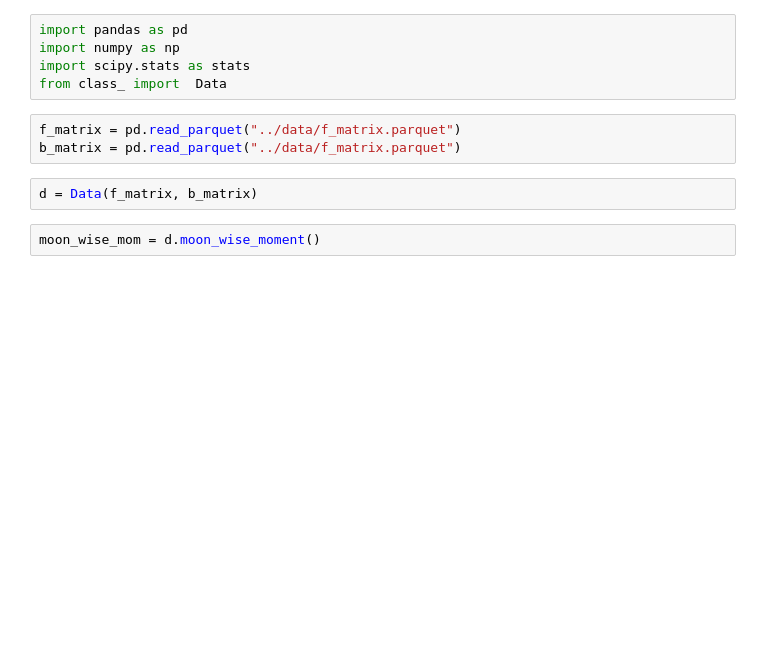
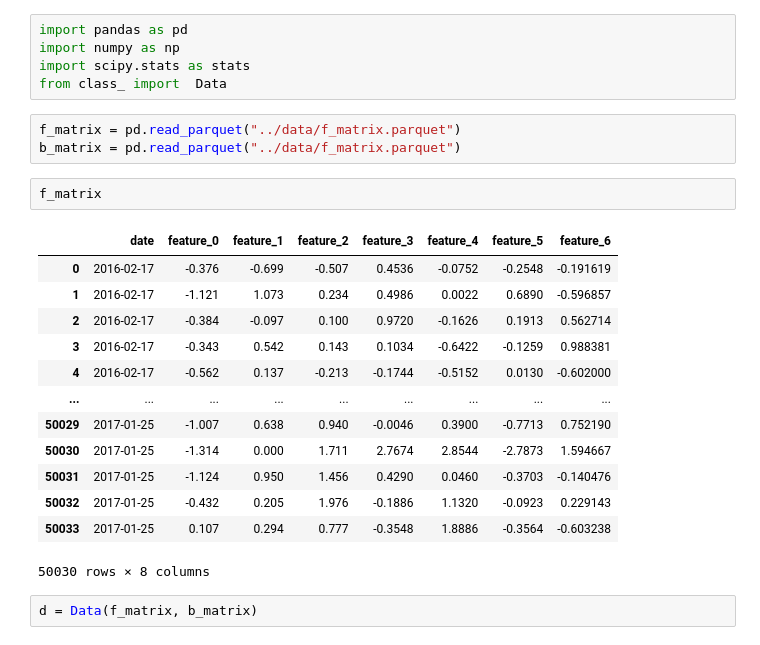
Before and after one commit to crunchdao/feature-engineering, a Jupyter notebook: src/outlier.ipynb, the cells around one changed output. Saved outputs shown, nothing was run; the diff lists cells and outputs as text; blank space fills up the shorter version.

```diff
--- a/src/outlier.ipynb
+++ b/src/outlier.ipynb
@@ -6,7 +6,21 @@ from class_ import  Data
 # %%
 f_matrix = pd.read_parquet("../data/f_matrix.parquet")
 b_matrix = pd.read_parquet("../data/f_matrix.parquet")
+# %%
+f_matrix
+# %% [output]
+|  | date | feature_0 | feature_1 | feature_2 | feature_3 | feature_4 | feature_5 | feature_6 |
+| 0 | 2016-02-17 | -0.376 | -0.699 | -0.507 | 0.4536 | -0.0752 | -0.2548 | -0.191619 |
+| 1 | 2016-02-17 | -1.121 | 1.073 | 0.234 | 0.4986 | 0.0022 | 0.6890 | -0.596857 |
+| 2 | 2016-02-17 | -0.384 | -0.097 | 0.100 | 0.9720 | -0.1626 | 0.1913 | 0.562714 |
+| 3 | 2016-02-17 | -0.343 | 0.542 | 0.143 | 0.1034 | -0.6422 | -0.1259 | 0.988381 |
+| 4 | 2016-02-17 | -0.562 | 0.137 | -0.213 | -0.1744 | -0.5152 | 0.0130 | -0.602000 |
+| ... | ... | ... | ... | ... | ... | ... | ... | ... |
+| 50029 | 2017-01-25 | -1.007 | 0.638 | 0.940 | -0.0046 | 0.3900 | -0.7713 | 0.752190 |
+| 50030 | 2017-01-25 | -1.314 | 0.000 | 1.711 | 2.7674 | 2.8544 | -2.7873 | 1.594667 |
+| 50031 | 2017-01-25 | -1.124 | 0.950 | 1.456 | 0.4290 | 0.0460 | -0.3703 | -0.140476 |
+| 50032 | 2017-01-25 | -0.432 | 0.205 | 1.976 | -0.1886 | 1.1320 | -0.0923 | 0.229143 |
+| 50033 | 2017-01-25 | 0.107 | 0.294 | 0.777 | -0.3548 | 1.8886 | -0.3564 | -0.603238 |
+50030 rows × 8 columns
 # %%
 d = Data(f_matrix, b_matrix)
-# %%
-moon_wise_mom = d.moon_wise_moment()
```
Also changed, not shown: parts of 5 cells of this notebook, 3 other files.
